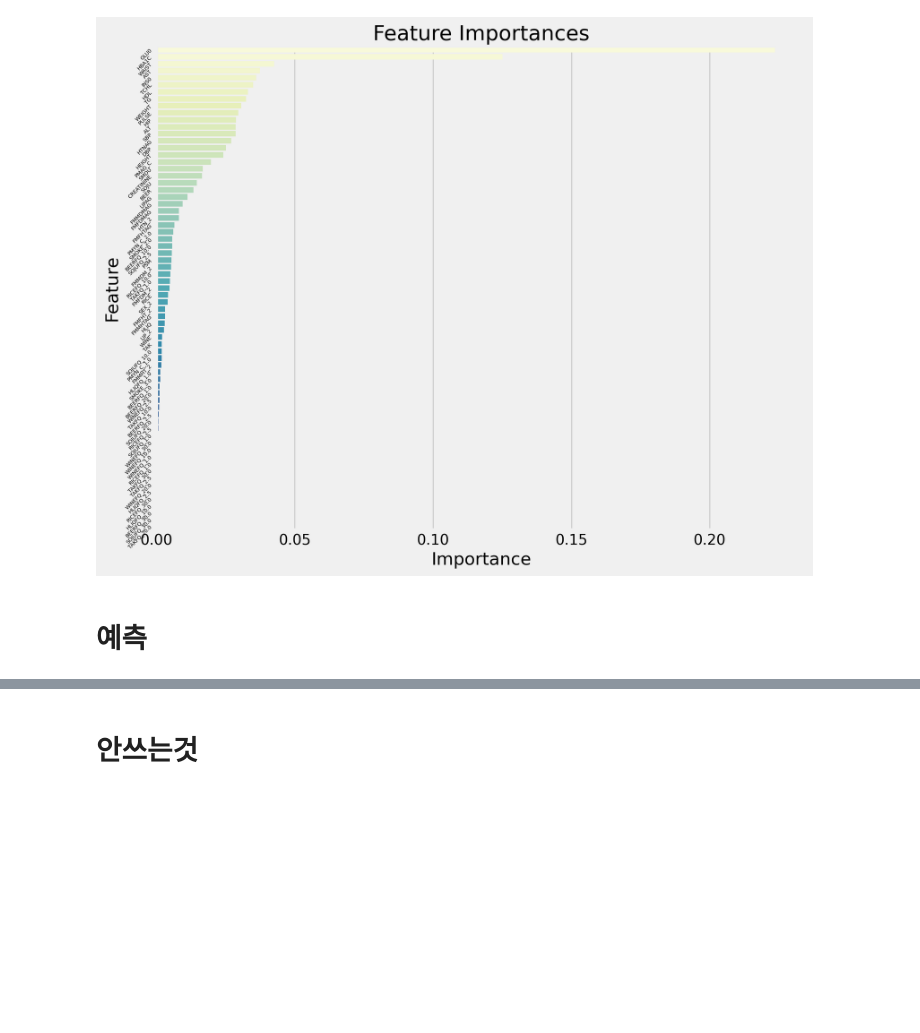
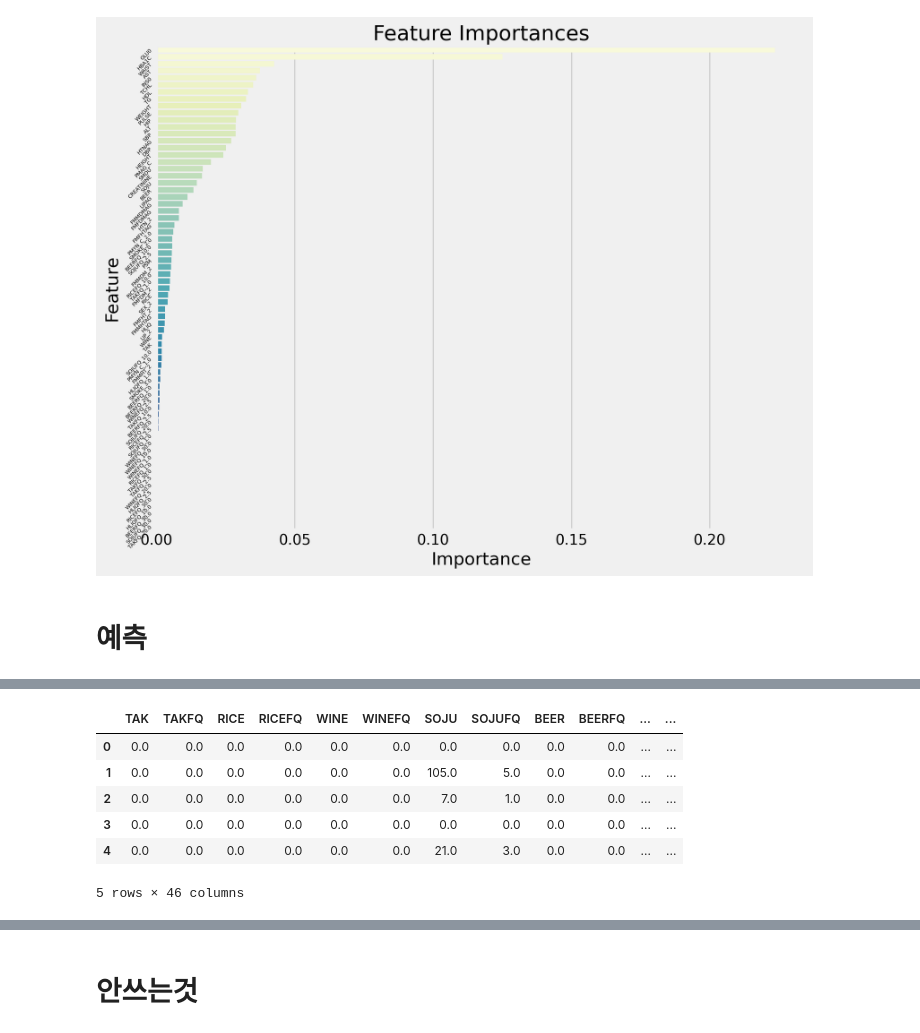
Before and after one commit to JOyongho4/DARTB4, a Jupyter notebook: KoreanHealthRecords.ipynb, the cells around one changed output, grey strips where cells are left out. Saved outputs shown, nothing was run; the diff lists cells and outputs as text; code cells hidden in the pictures; blank space fills up the shorter version.

```diff
--- a/KoreanHealthRecords.ipynb
+++ b/KoreanHealthRecords.ipynb
@@ -720,0 +1072,9 @@ Passing `palette` without assigning `hue` is deprecated and will be removed in v
+# %%
+# LIP은 0으로 결측치 처리
+R2_LIP['LIP']=R2_LIP['LIP'].fillna(0)
+
+# LIP이 1이면 LIPAG 결측치 0으로 처리, 1이 아니면 0을 제외한 값의 평균으로 결측치 처리
+mean_lip_excluding_zeros2 = R2_LIP[R2_LIP['LIP'] != 1]['LIPAG'].mean()
+R2_LIP.loc[R2_LIP['LIP'] == 0, 'LIPAG'] = 0
+R2_LIP['LIPAG'].fillna(round(mean_lip_excluding_zeros2,1), inplace=True)
+round(mean_lip_excluding_zeros2,1)
@@ -720,0 +1161,27 @@ Passing `palette` without assigning `hue` is deprecated and will be removed in v
+# %%
+# PMYN_C는 결측치 0으로 처리
+R2_BODY['PMYN_C']=R2_BODY['PMYN_C'].fillna(0)
+
+# PMYN_C가 2가 아니면, PMAG_C 결측치 0, 2이면 0을 제외한 PMAG_C의 평균으로 처리
+mean_pmag_excluding_zeros2 = R2_BODY[R2_BODY['PMYN_C'] == 2]['PMAG_C'].mean()
+R2_BODY.loc[R2_BODY['PMYN_C'] != 2, 'PMAG_C'] = 0
+R2_BODY['PMAG_C'].fillna(round(mean_pmag_excluding_zeros2,1), inplace=True)
+round(mean_pmag_excluding_zeros2,1)
+
+# 나머지 결측치는 전부 평균으로 처리
+R2_BODY['WAIST'].fillna(round(R2_BODY['WAIST'].mean(),1), inplace=True)
+R2_BODY['PULSE'].fillna(round(R2_BODY['PULSE'].mean(),1), inplace=True)
+R2_BODY['HIP'].fillna(round(R2_BODY['HIP'].mean(),1), inplace=True)
+R2_BODY['HBA1C'].fillna(round(R2_BODY['HBA1C'].mean(),1), inplace=True)
+R2_BODY['GLU0'].fillna(round(R2_BODY['GLU0'].mean(),1), inplace=True)
+R2_BODY['CREATININE'].fillna(round(R2_BODY['CREATININE'].mean(),1), inplace=True)
+R2_BODY['TG'].fillna(round(R2_BODY['TG'].mean(),1), inplace=True)
+R2_BODY['INS0'].fillna(round(R2_BODY['INS0'].mean(),1), inplace=True)
+R2_BODY['HEIGHT'].fillna(round(R2_BODY['HEIGHT'].mean(),1), inplace=True)
+R2_BODY['WEIGHT'].fillna(round(R2_BODY['WEIGHT'].mean(),1), inplace=True)
+R2_BODY['SBP'].fillna(round(R2_BODY['SBP'].mean(),1), inplace=True)
+R2_BODY['DBP'].fillna(round(R2_BODY['DBP'].mean(),1), inplace=True)
+R2_BODY['AST'].fillna(round(R2_BODY['AST'].mean(),1), inplace=True)
+R2_BODY['ALT'].fillna(round(R2_BODY['ALT'].mean(),1), inplace=True)
+R2_BODY['TCHL'].fillna(round(R2_BODY['TCHL'].mean(),1), inplace=True)
+R2_BODY['HDL'].fillna(round(R2_BODY['HDL'].mean(),1), inplace=True)
@@ -720,0 +1206,4 @@ Passing `palette` without assigning `hue` is deprecated and will be removed in v
+# %%
+# SEX 삽입, PMYN_C (폐경)이 0이면 남성(1), 1 혹은 2이면 여성(2)
+R2_BODY['SEX'] = R2_BODY['PMYN_C'].apply(lambda x: 1 if x == 0 else 2)
+R2_BODY['SEX'].value_counts()
@@ -720,0 +1233,11 @@ Passing `palette` without assigning `hue` is deprecated and will be removed in v
+# %%
+TEST=pd.concat([R2_DRINK,R2_SMOKE,R2_HTN,R2_LIP,R2_FAM,R2_BODY],axis=1)
+TEST.head()
+# %% [output]
+|  | TAK | TAKFQ | RICE | RICEFQ | WINE | WINEFQ | SOJU | SOJUFQ | BEER | BEERFQ | ... | ... |
+| 0 | 0.0 | 0.0 | 0.0 | 0.0 | 0.0 | 0.0 | 0.0 | 0.0 | 0.0 | 0.0 | ... | ... |
+| 1 | 0.0 | 0.0 | 0.0 | 0.0 | 0.0 | 0.0 | 105.0 | 5.0 | 0.0 | 0.0 | ... | ... |
+| 2 | 0.0 | 0.0 | 0.0 | 0.0 | 0.0 | 0.0 | 7.0 | 1.0 | 0.0 | 0.0 | ... | ... |
+| 3 | 0.0 | 0.0 | 0.0 | 0.0 | 0.0 | 0.0 | 0.0 | 0.0 | 0.0 | 0.0 | ... | ... |
+| 4 | 0.0 | 0.0 | 0.0 | 0.0 | 0.0 | 0.0 | 21.0 | 3.0 | 0.0 | 0.0 | ... | ... |
+5 rows × 46 columns
```
Also changed, not shown: parts of 52 cells of this notebook.
